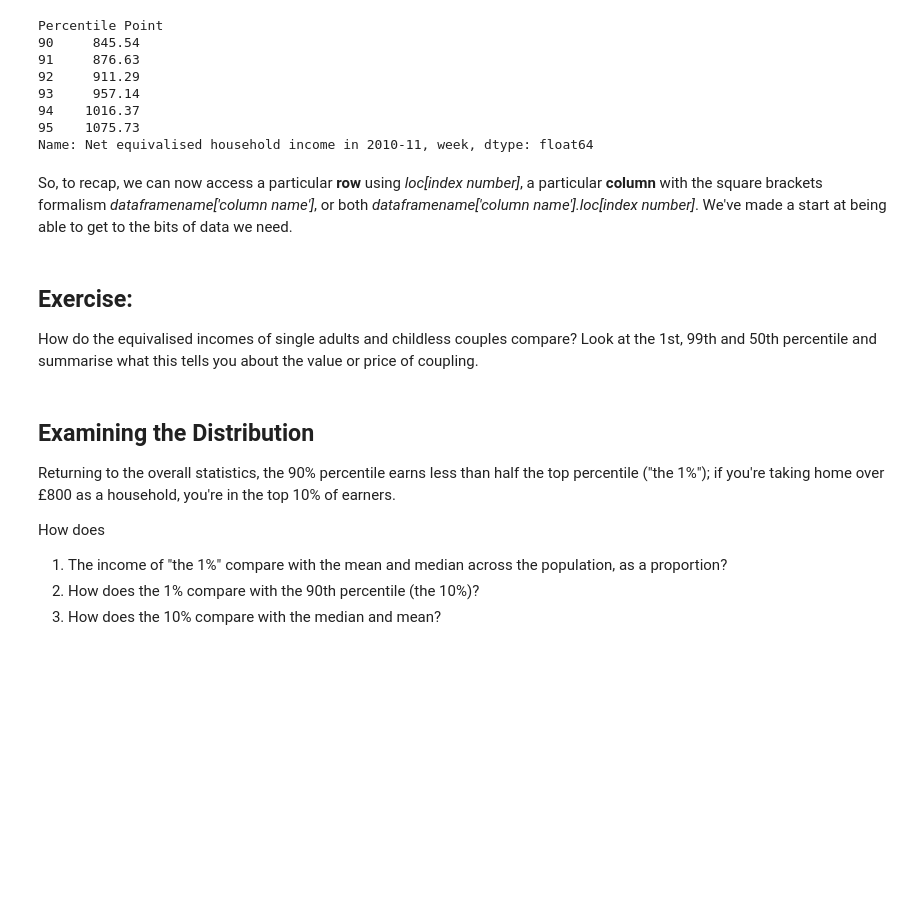
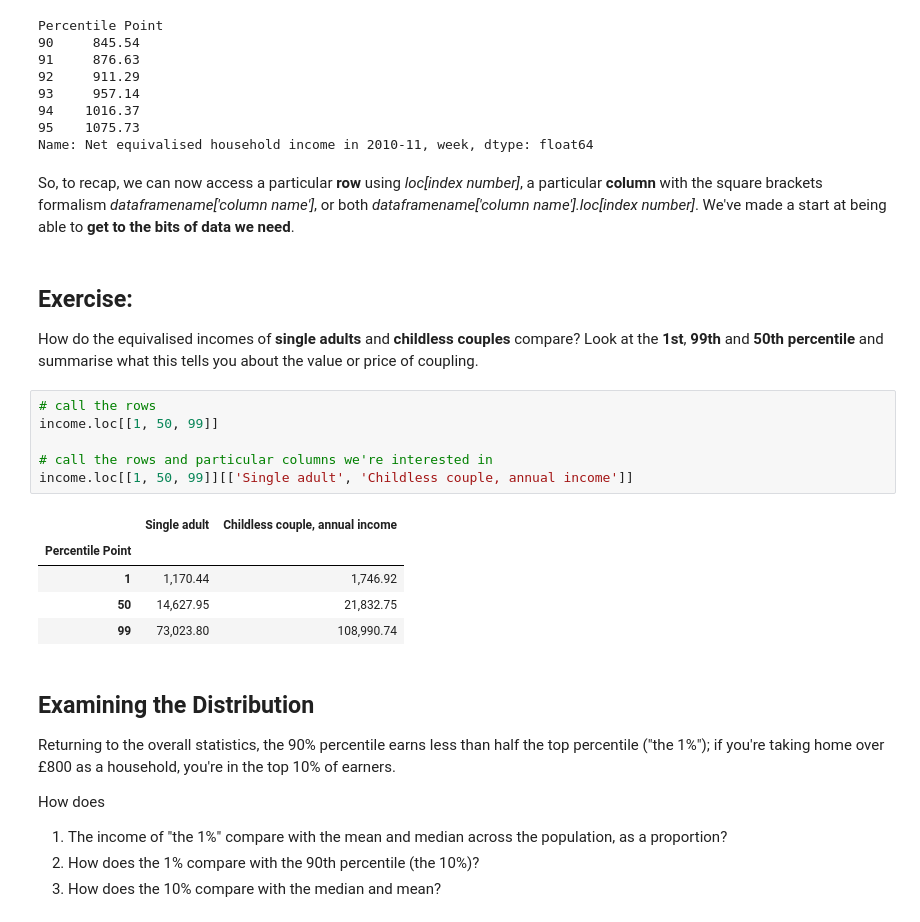
Before and after one commit to awenroberts/QM2, a Jupyter notebook: Copy_of_W2_Working_with_Data_in_Pandas.ipynb, the cells around one changed output. Drawn from its saved outputs; the diff is of its cells as text; blank space fills up the shorter version.

```diff
--- a/Copy_of_W2_Working_with_Data_in_Pandas.ipynb
+++ b/Copy_of_W2_Working_with_Data_in_Pandas.ipynb
@@ -177,11 +174,23 @@ Percentile Point
 95    1075.73
 Name: Net equivalised household income in 2010-11, week, dtype: float64
 # %% [markdown]
-So, to recap, we can now access a particular **row** using *loc[index number]*, a particular **column** with the square brackets formalism *dataframename['column name']*, or both *dataframename['column name'].loc[index number]*. We've made a start at being able to get to the bits of data we need.
+So, to recap, we can now access a particular **row** using *loc[index number]*, a particular **column** with the square brackets formalism *dataframename['column name']*, or both *dataframename['column name'].loc[index number]*. We've made a start at being able to **get to the bits of data we need**.
 # %% [markdown]
 ## Exercise:
 
-How do the equivalised incomes of single adults and childless couples compare? Look at the 1st, 99th and 50th percentile and summarise what this tells you about the value or price of coupling.
+How do the equivalised incomes of **single adults** and **childless couples** compare? Look at the **1st**, **99th** and **50th** **percentile** and summarise what this tells you about the value or price of coupling.
+# %%
+# call the rows
+income.loc[[1, 50, 99]]
+
+# call the rows and particular columns we're interested in
+income.loc[[1, 50, 99]][['Single adult', 'Childless couple, annual income']]
+# %% [output]
+|  | Single adult | Childless couple, annual income |
+| Percentile Point |  |  |
+| 1 | 1,170.44 | 1,746.92 |
+| 50 | 14,627.95 | 21,832.75 |
+| 99 | 73,023.80 | 108,990.74 |
 # %% [markdown]
 ## Examining the Distribution
 
```
Also changed, not shown: parts of 14 cells of this notebook.
